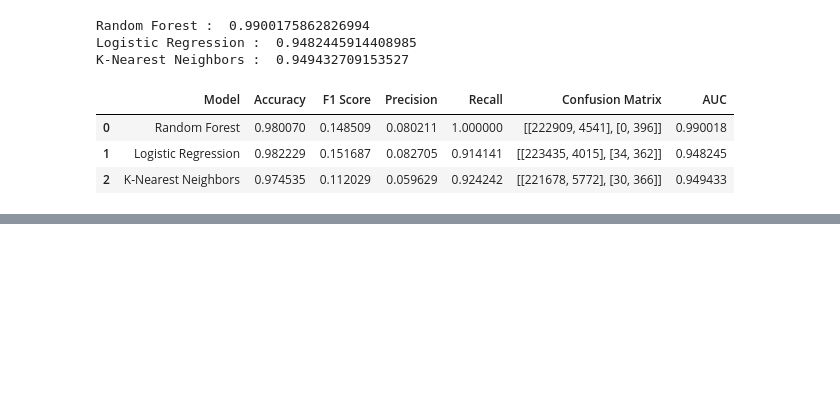
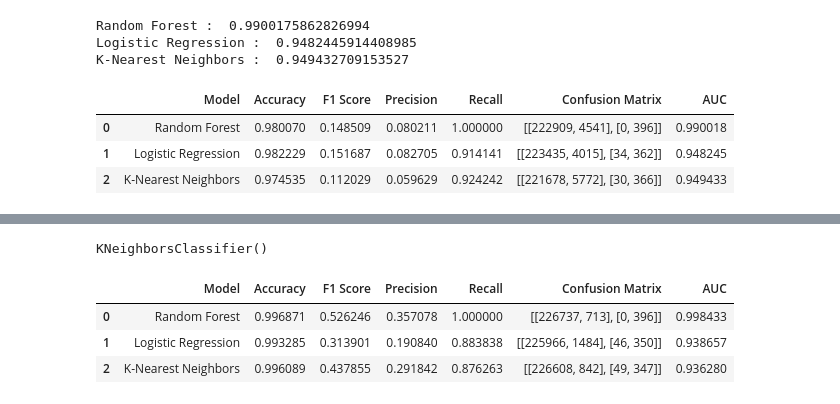
Before and after one commit to AlfonsoUrra/Credit-Card-Fraud-Detection, a Jupyter notebook: Notebooks/Data_Exploration.ipynb, the cells around one changed output, grey strips where cells are left out. Cells and saved outputs as stored; diff of their text form; code cells hidden in the pictures; blank space fills up the shorter version.

```diff
--- a/Notebooks/Data_Exploration.ipynb
+++ b/Notebooks/Data_Exploration.ipynb
@@ -378,0 +401,4 @@ metrics
+# %%
+# Find the number observations of fraud transaction
+fraud = df[df['Class'] == 1]
+fraud.shape
@@ -378,0 +407,4 @@ metrics
+# %%
+# Find the number observations of non-fraud transaction
+non_fraud = df[df['Class'] == 0].sample(1920)
+non_fraud.shape
@@ -378,0 +428,42 @@ metrics
+# %%
+# Build model using undersampled dataset random forest, logistic regression, and K-Nearest Neighbors
+
+rfc = RandomForestClassifier(n_estimators=100)
+lr = LogisticRegression()
+knn = KNeighborsClassifier(n_neighbors=5)
+
+rfc.fit(pd.concat([fraud, non_fraud]).drop(['Class'], axis=1), pd.concat([fraud, non_fraud])['Class'])
+lr.fit(pd.concat([fraud, non_fraud]).drop(['Class'], axis=1), pd.concat([fraud, non_fraud])['Class'])
+knn.fit(pd.concat([fraud, non_fraud]).drop(['Class'], axis=1), pd.concat([fraud, non_fraud])['Class'])
+# %% [output]
+KNeighborsClassifier()
+# %%
+# See evaluation metrics in dataframe
+metrics = pd.DataFrame({'Model':['Random Forest', 'Logistic Regression', 'K-Nearest Neighbors']
+                        , 'Accuracy':[accuracy_score(y_test, rfc.predict(X_test))
+                                        , accuracy_score(y_test, lr.predict(X_test))
+                                        , accuracy_score(y_test, knn.predict(X_test))]
+                        , 'F1 Score':[f1_score(y_test, rfc.predict(X_test))
+                                        , f1_score(y_test, lr.predict(X_test))
+                                        , f1_score(y_test, knn.predict(X_test))]
+                        , 'Precision':[precision_score(y_test, rfc.predict(X_test))
+                                        , precision_score(y_test, lr.predict(X_test))
+                                        , precision_score(y_test, knn.predict(X_test))]
+                        , 'Recall':[recall_score(y_test, rfc.predict(X_test))
+
+                                        , recall_score(y_test, lr.predict(X_test))
+                                        , recall_score(y_test, knn.predict(X_test))]
+                        , 'Confusion Matrix':[confusion_matrix(y_test, rfc.predict(X_test))
+                                        , confusion_matrix(y_test, lr.predict(X_test))
+                                        , confusion_matrix(y_test, knn.predict(X_test))]
+                        , 'AUC':[roc_auc_score(y_test, rfc.predict(X_test))
+                                        , roc_auc_score(y_test, lr.predict(X_test))
+                                        , roc_auc_score(y_test, knn.predict(X_test))]
+
+                        })
+metrics
+# %% [output]
+|  | Model | Accuracy | F1 Score | Precision | Recall | Confusion Matrix | AUC |
+| 0 | Random Forest | 0.996871 | 0.526246 | 0.357078 | 1.000000 | [[226737, 713], [0, 396]] | 0.998433 |
+| 1 | Logistic Regression | 0.993285 | 0.313901 | 0.190840 | 0.883838 | [[225966, 1484], [46, 350]] | 0.938657 |
+| 2 | K-Nearest Neighbors | 0.996089 | 0.437855 | 0.291842 | 0.876263 | [[226608, 842], [49, 347]] | 0.936280 |
```
Also changed, not shown: parts of 9 cells of this notebook.
